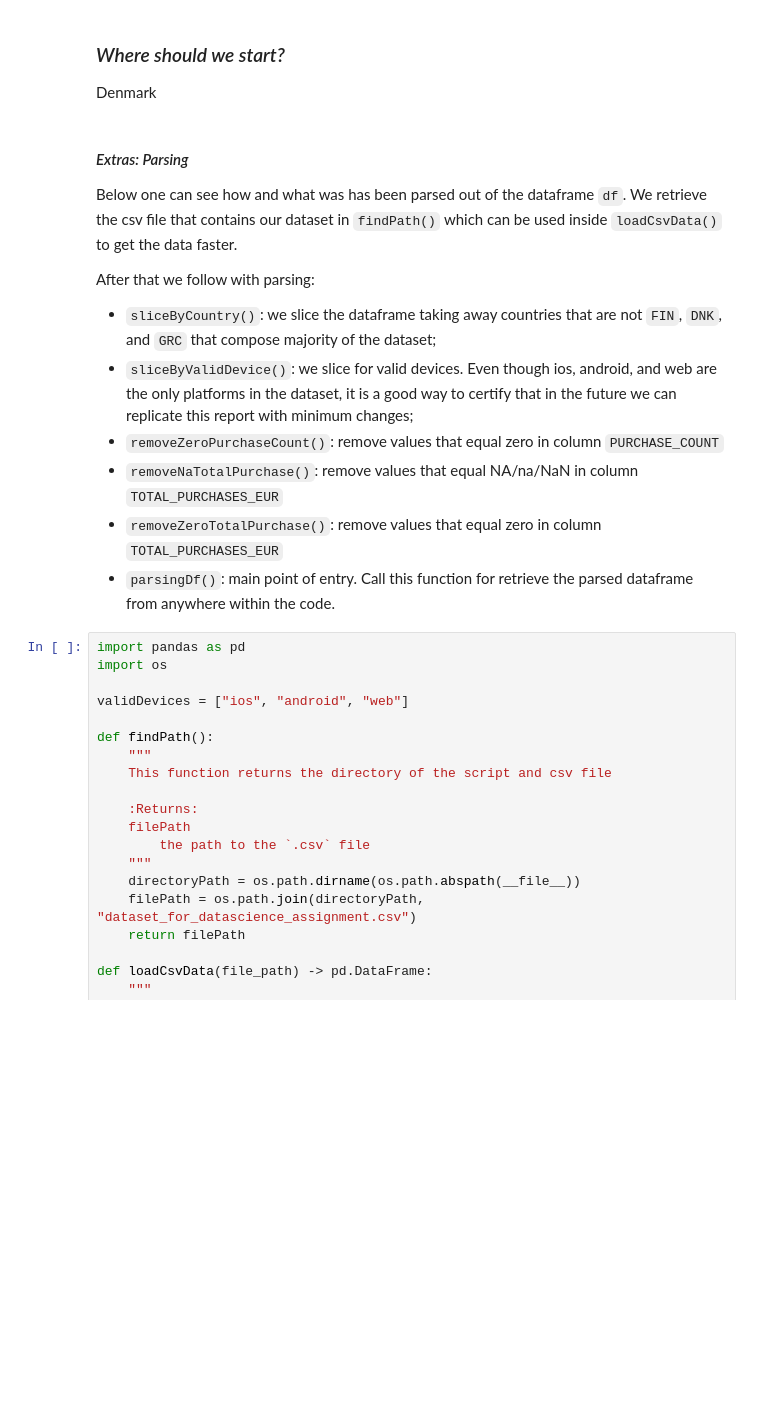
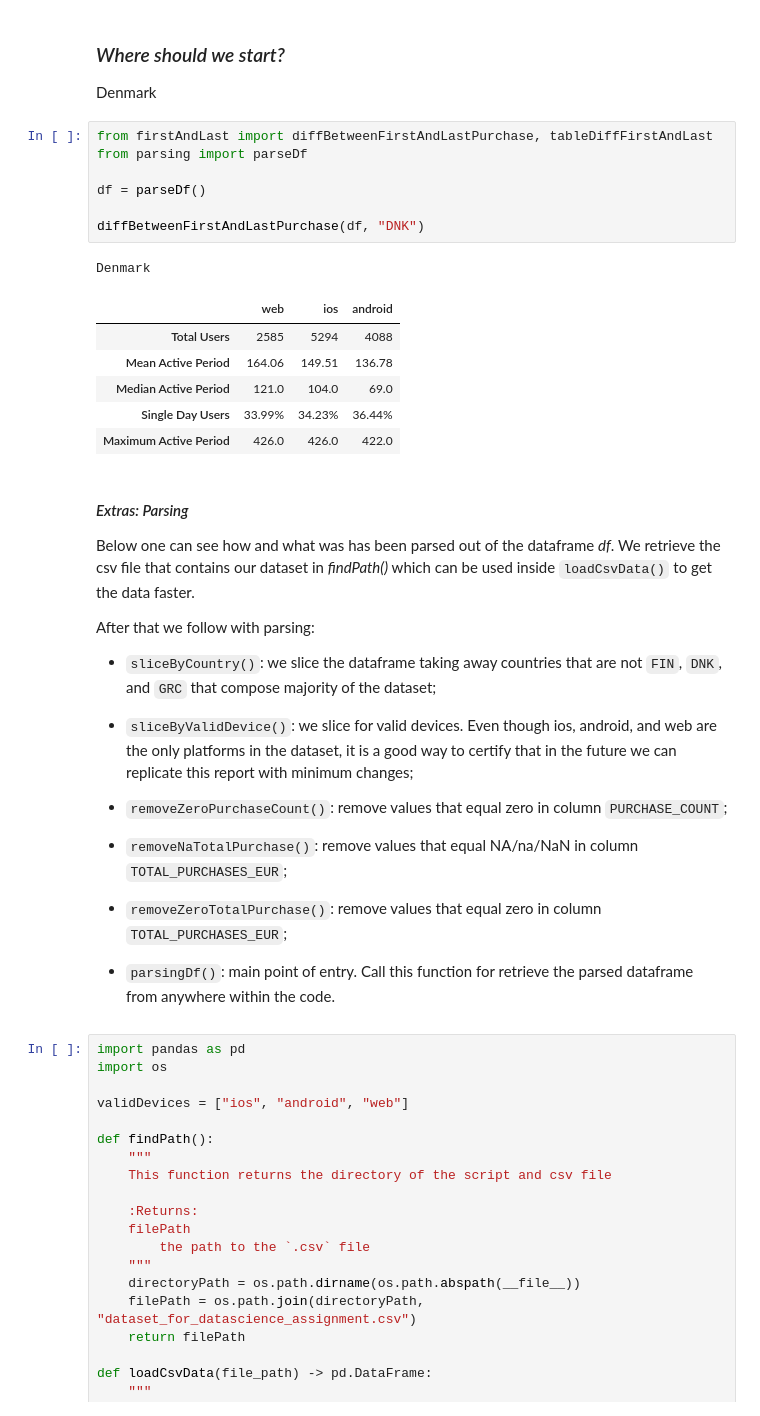
Before and after one commit to FjjDessoyCaraballo/restaurant-data, a Jupyter notebook: task2/notebook.ipynb, the cells around one changed output. Drawn from its saved outputs; the diff is of its cells as text; blank space fills up the shorter version.

```diff
--- a/task2/notebook.ipynb
+++ b/task2/notebook.ipynb
@@ -161,17 +216,38 @@ activityPeriodCorrelation(df)
 ### *Where should we start?*
 
 Denmark
+# %%
+from firstAndLast import diffBetweenFirstAndLastPurchase, tableDiffFirstAndLast
+from parsing import parseDf
+
+df = parseDf()
+
+diffBetweenFirstAndLastPurchase(df, "DNK")
+# %% [output]
+Denmark
+|  | web | ios | android |
+| Total Users | 2585 | 5294 | 4088 |
+| Mean Active Period | 164.06 | 149.51 | 136.78 |
+| Median Active Period | 121.0 | 104.0 | 69.0 |
+| Single Day Users | 33.99% | 34.23% | 36.44% |
+| Maximum Active Period | 426.0 | 426.0 | 422.0 |
 # %% [markdown]
 #### *Extras: Parsing*
 
-Below one can see how and what was has been parsed out of the dataframe `df`. We retrieve the csv file that contains our dataset in `findPath()` which can be used inside `loadCsvData()` to get the data faster.
+Below one can see how and what was has been parsed out of the dataframe *df*. We retrieve the csv file that contains our dataset in *findPath()* which can be used inside `loadCsvData()` to get the data faster.
 
 After that we follow with parsing:
+
 - `sliceByCountry()`: we slice the dataframe taking away countries that are not `FIN`, `DNK`, and `GRC` that compose majority of the dataset;
+
 - `sliceByValidDevice()`: we slice for valid devices. Even though ios, android, and web are the only platforms in the dataset, it is a good way to certify that in the future we can replicate this report with minimum changes;
-- `removeZeroPurchaseCount()`: remove values that equal zero in column `PURCHASE_COUNT`
-- `removeNaTotalPurchase()`: remove values that equal NA/na/NaN in column `TOTAL_PURCHASES_EUR`
-- `removeZeroTotalPurchase()`: remove values that equal zero in column `TOTAL_PURCHASES_EUR`
+
+- `removeZeroPurchaseCount()`: remove values that equal zero in column `PURCHASE_COUNT`;
+
+- `removeNaTotalPurchase()`: remove values that equal NA/na/NaN in column `TOTAL_PURCHASES_EUR`;
+
+- `removeZeroTotalPurchase()`: remove values that equal zero in column `TOTAL_PURCHASES_EUR`;
+
 - `parsingDf()`: main point of entry. Call this function for retrieve the parsed dataframe from anywhere within the code.
 # %%
 import pandas as pd
```
Also changed, not shown: parts of 6 cells of this notebook, 3 other files.
